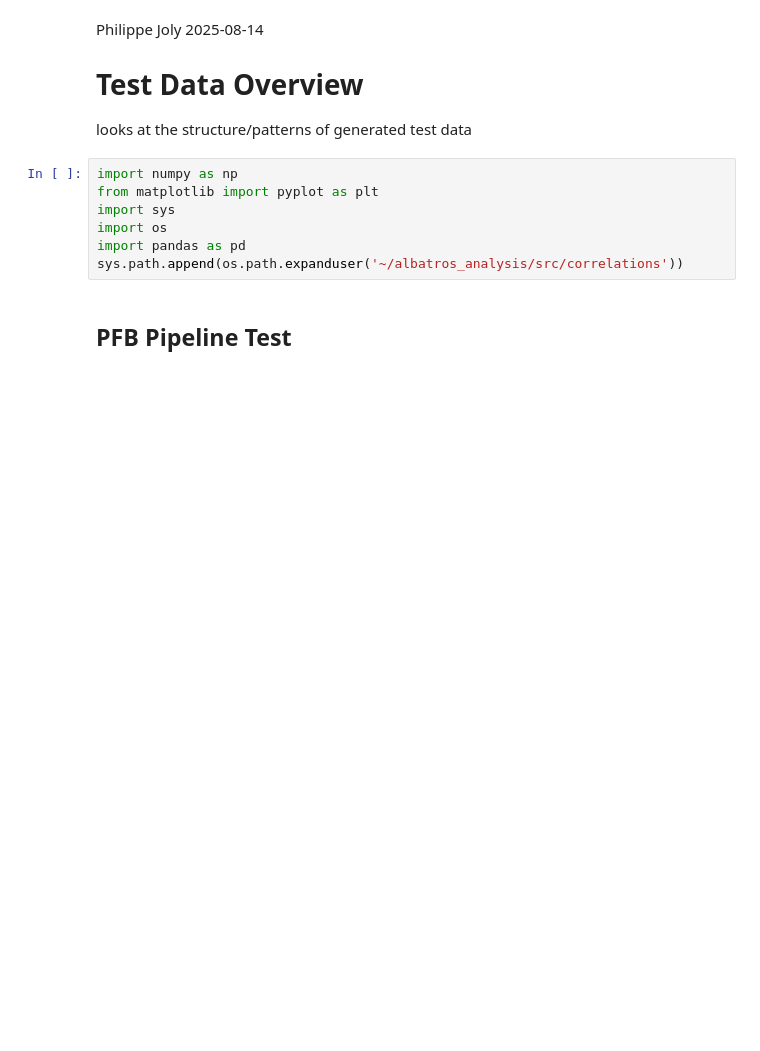
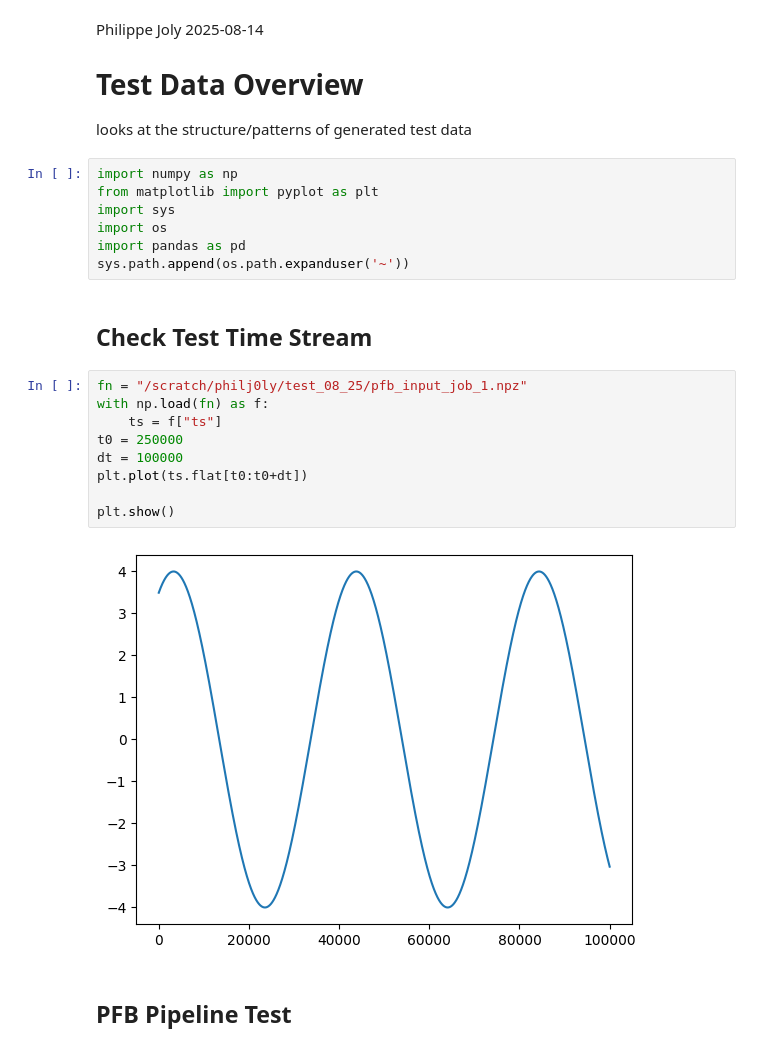
Before and after one commit to PhilJ0ly/ALBATROS_axion_search, a Jupyter notebook: Jupyter/Test_data_overview.ipynb, the cells around one changed output. Cells and saved outputs as stored; diff of their text form; blank space fills up the shorter version.

```diff
--- a/Jupyter/Test_data_overview.ipynb
+++ b/Jupyter/Test_data_overview.ipynb
@@ -10,7 +10,20 @@ from matplotlib import pyplot as plt
 import sys
 import os
 import pandas as pd
-sys.path.append(os.path.expanduser('~/albatros_analysis/src/correlations'))
+sys.path.append(os.path.expanduser('~'))
+# %% [markdown]
+## Check Test Time Stream
+# %%
+fn = "/scratch/philj0ly/test_08_25/pfb_input_job_1.npz"
+with np.load(fn) as f:
+    ts = f["ts"]
+t0 = 250000
+dt = 100000
+plt.plot(ts.flat[t0:t0+dt])
+
+plt.show()
+# %% [output]
+[figure, added]
 # %% [markdown]
 ## PFB Pipeline Test
 # %%
```
Also changed, not shown: parts of 13 cells of this notebook, 8 other files.
